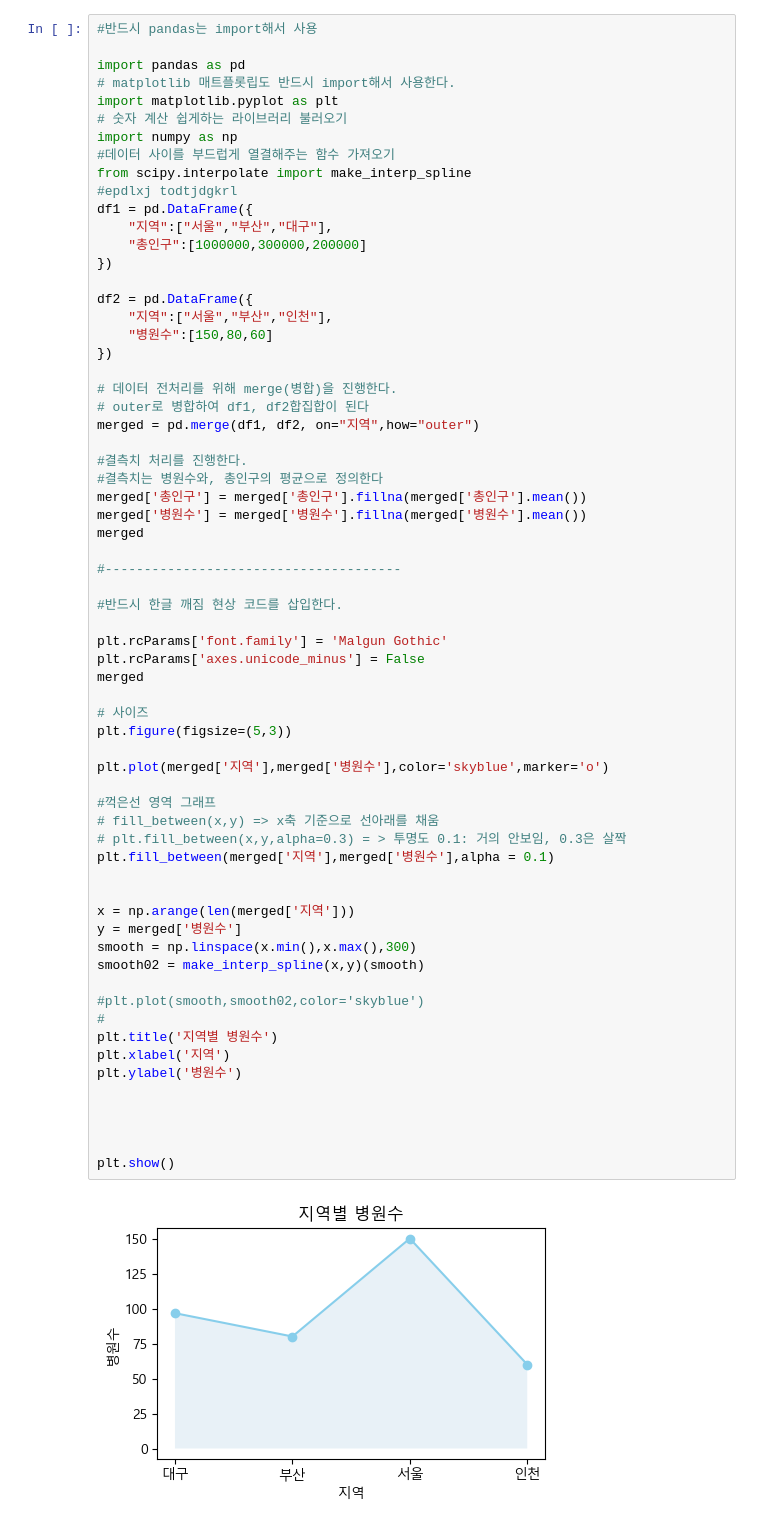
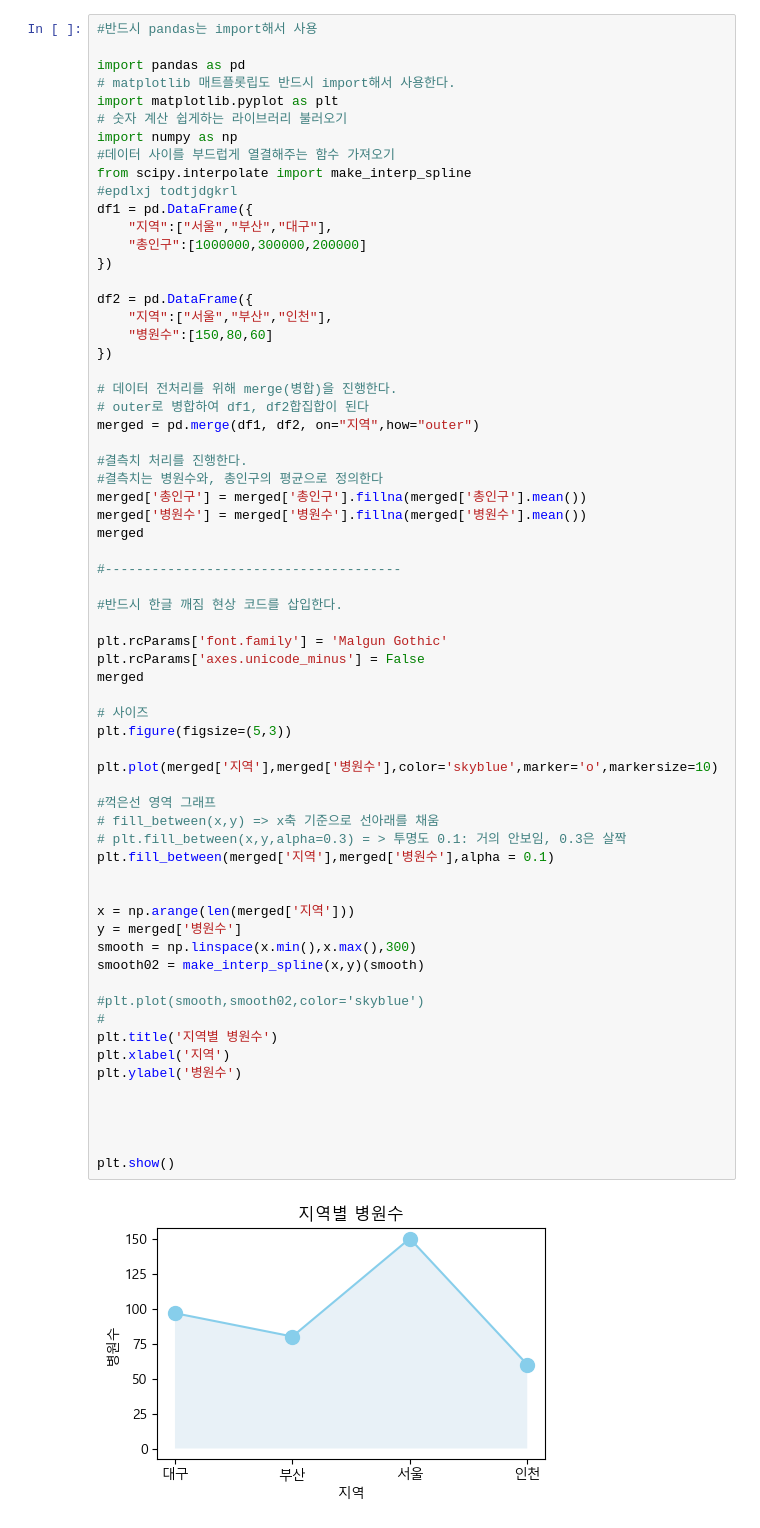
Before and after one commit to jhoj0423/Python2026, a Jupyter notebook: jupyter/plot.ipynb, the cells around one changed output. Cells and saved outputs as stored; diff of their text form.

```diff
--- a/jupyter/plot.ipynb
+++ b/jupyter/plot.ipynb
@@ -36,32 +36,32 @@ merged
 plt.rcParams['font.family'] = 'Malgun Gothic'
 plt.rcParams['axes.unicode_minus'] = False
 merged
 
 # 사이즈
 plt.figure(figsize=(5,3))
 
-plt.plot(merged['지역'],merged['병원수'],color='skyblue',marker='o')
+plt.plot(merged['지역'],merged['병원수'],color='skyblue',marker='o',markersize=10)
 
 #꺽은선 영역 그래프
 # fill_between(x,y) => x축 기준으로 선아래를 채움
 # plt.fill_between(x,y,alpha=0.3) = > 투명도 0.1: 거의 안보임, 0.3은 살짝
 plt.fill_between(merged['지역'],merged['병원수'],alpha = 0.1)
 
 
 x = np.arange(len(merged['지역']))
 y = merged['병원수']
 smooth = np.linspace(x.min(),x.max(),300)
 smooth02 = make_interp_spline(x,y)(smooth)
 
 #plt.plot(smooth,smooth02,color='skyblue')
 #
 plt.title('지역별 병원수')
 plt.xlabel('지역')
 plt.ylabel('병원수')
 
 
 
 
 plt.show()
 # %% [output]
-[figure, old version]
+[figure, new version]
```
Also changed, not shown: parts of 1 cell of this notebook, 5 other files.
